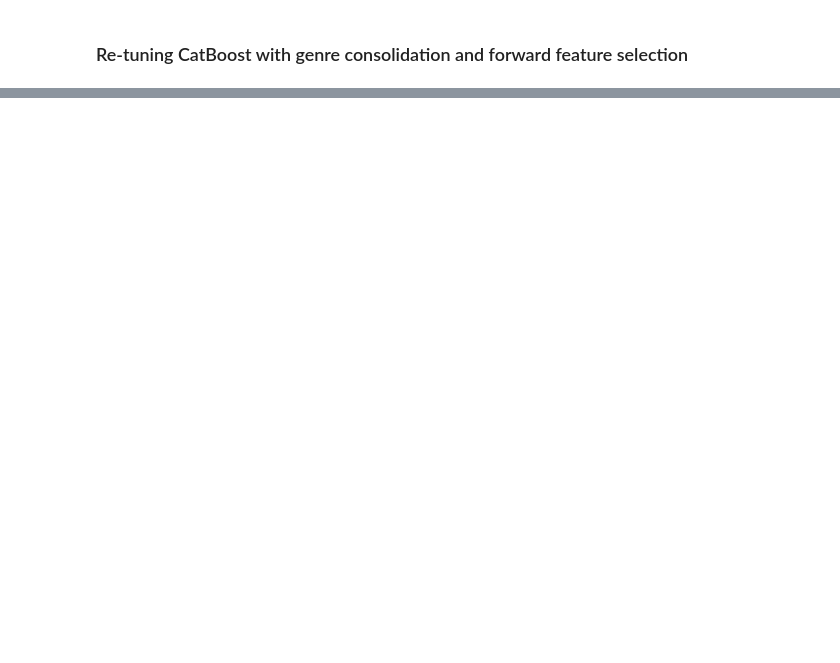
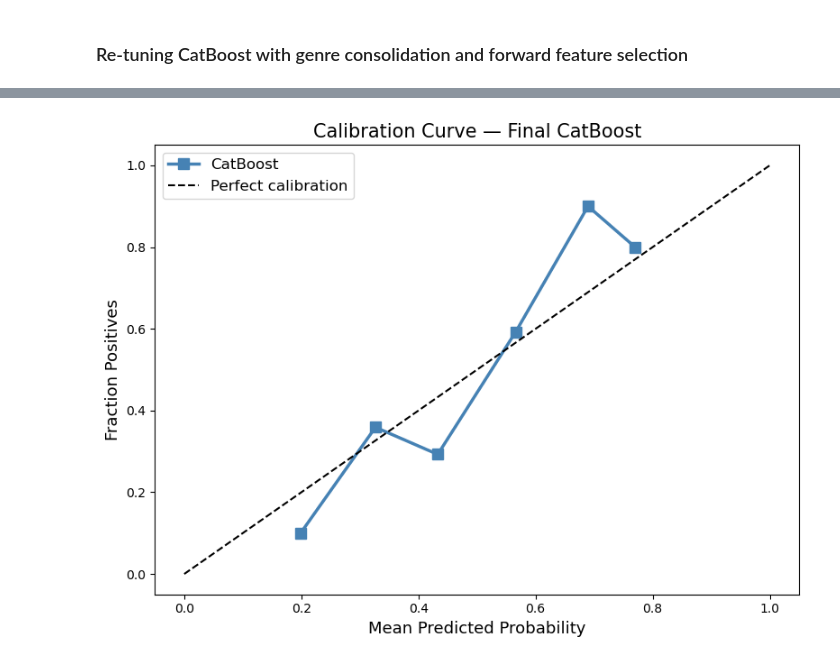
Before and after one commit to Erdos-Projects/spring-2026-hitmakers, a Jupyter notebook: GS/ml_sandbox_17.ipynb, the cells around one changed output, grey strips where cells are left out. Saved outputs shown, nothing was run; the diff lists cells and outputs as text; code cells hidden in the pictures; blank space fills up the shorter version.

```diff
--- a/GS/ml_sandbox_17.ipynb
+++ b/GS/ml_sandbox_17.ipynb
@@ -621,0 +861,31 @@ print(direction_df.to_string())
+# %%
+# Re-tune with penalized Optuna (lambda=0.3) on 8-feature set (drop betweenness + harmonic_closeness).
+# Current best_params_final were tuned on n=10 — re-tuning lets hyperparameters adapt.
+
+feats_8 = [f for f in top_features if f not in
+           ['betweenness_centrality_top20_rolling5',
+            'harmonic_closeness_centrality_top20_rolling5']]
+
+print(f'8-feature set:')
+for i, f in enumerate(feats_8, 1):
+    print(f'  {i:2d}. {f}')
+
+study_8 = optuna.create_study(direction='maximize', sampler=TPESampler(seed=42))
+study_8.optimize(make_objective(X_train_cons[feats_8], y_train, lam),
+                 n_trials=100, show_progress_bar=True)
+
+res_8 = cv_evaluate(X_train_cons[feats_8], y_train, study_8.best_params, skf)
+
+# Side-by-side comparison
+print('\n' + '='*55)
+print(f'{"Metric":<20} {"n=10 (all centrality)":>17} {"n=8 (re-tuned)":>15}')
+print('='*55)
+for metric in ['CV AUC', 'Train AUC', 'Overfit Gap', 'Logloss', 'BrierScore']:
+    v10 = cv_results_by_n[10][metric]
+    v8  = res_8[metric]
+    arrow = '↑' if (metric == 'CV AUC' and v8 > v10) or \
+                   (metric != 'CV AUC' and v8 < v10) else '↓'
+    print(f'{metric:<20} {v10:>17.4f} {v8:>15.4f}  {arrow}')
+print('='*55)
+print(f'\nn=10 best params: {best_params_final}')
+print(f'n=8  best params: {study_8.best_params}')
@@ -621,0 +1072,14 @@ print(direction_df.to_string())
+# %%
+fig, ax = plt.subplots(figsize=(8, 6))
+fraction_pos, mean_pred = calibration_curve(y_test, y_proba, n_bins=8)
+ax.plot(mean_pred, fraction_pos, 's-', color='steelblue', lw=2.5,
+        markersize=8, label='CatBoost')
+ax.plot([0,1],[0,1], 'k--', lw=1.5, label='Perfect calibration')
+ax.set_xlabel('Mean Predicted Probability', fontsize=13)
+ax.set_ylabel('Fraction Positives', fontsize=13)
+ax.set_title('Calibration Curve — Final CatBoost', fontsize=15)
+ax.legend(fontsize=12)
+plt.tight_layout()
+plt.show()
+# %% [output]
+[figure, added]
```
Also changed, not shown: parts of 31 cells of this notebook, 6 other files.
